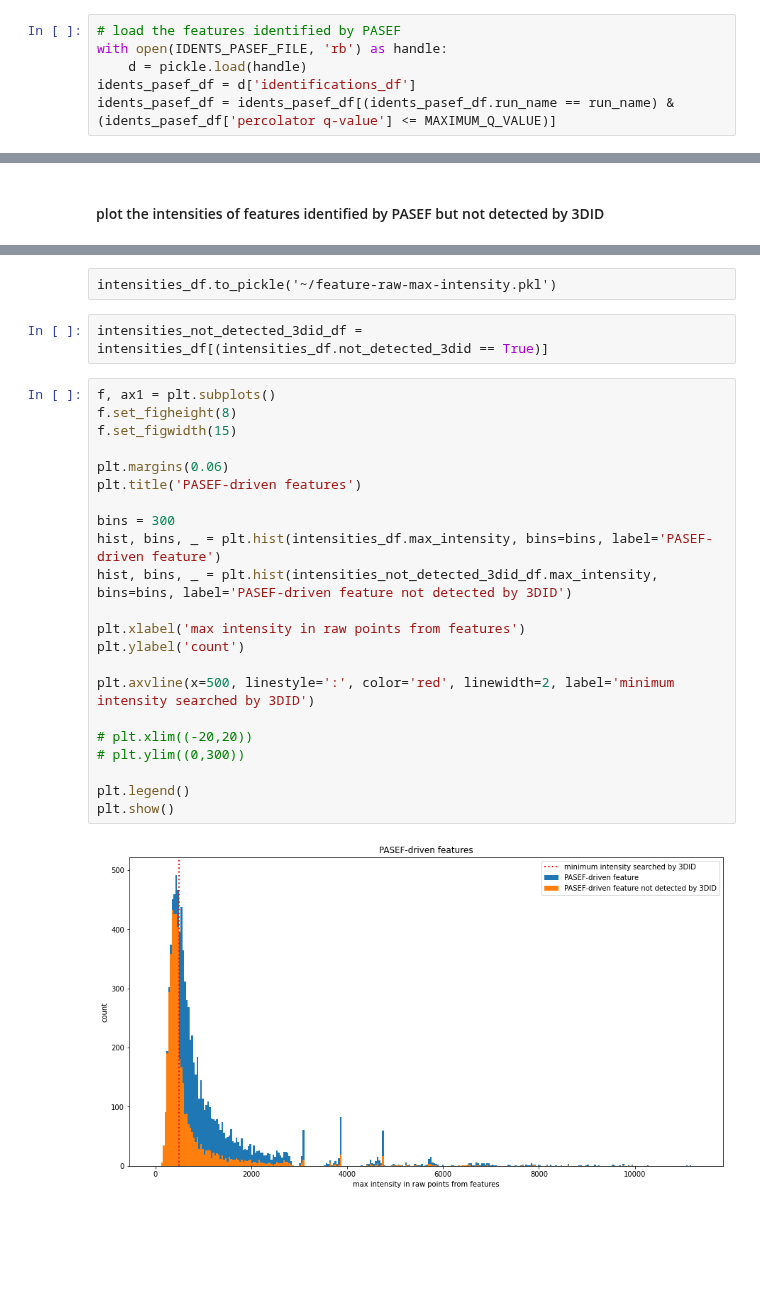
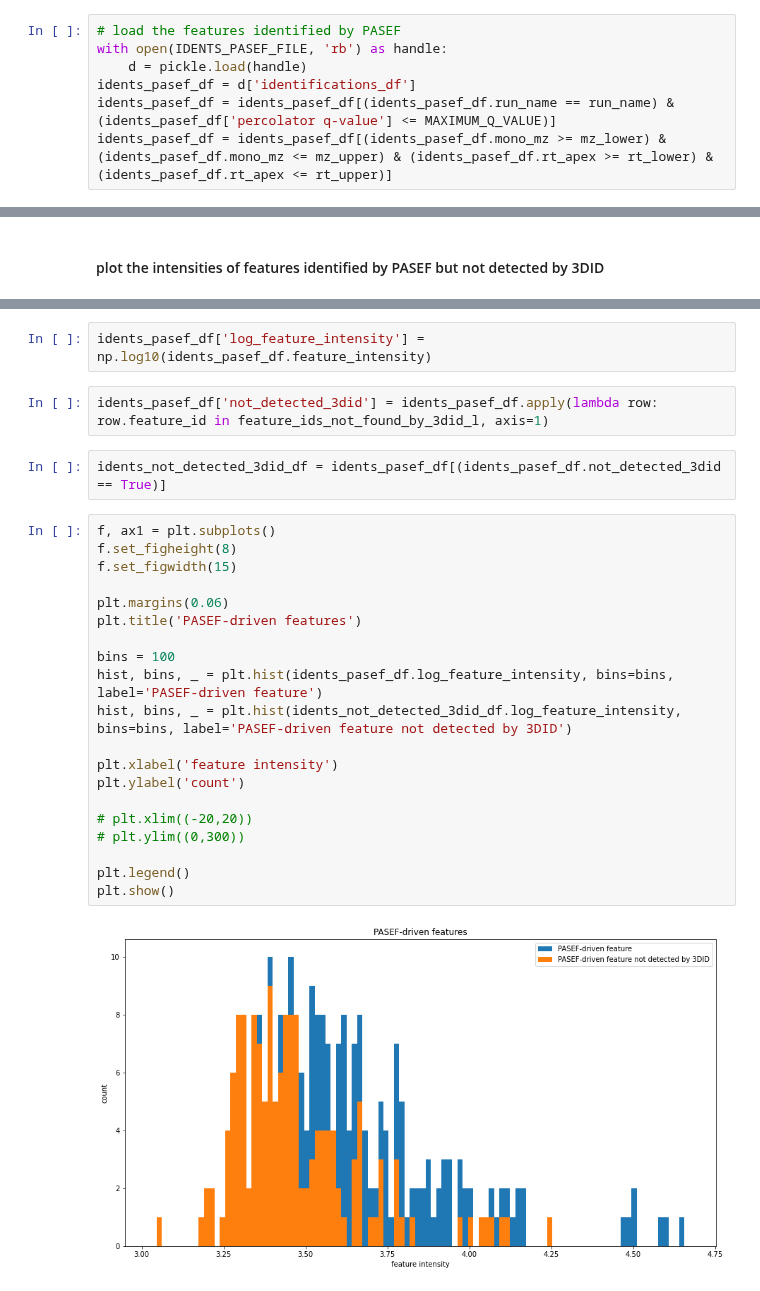
Before and after one commit to WEHI-Proteomics/tfde, a Jupyter notebook: notebooks/paper 4 - features found by both 3DID and PASEF.ipynb, the cells around one changed output, grey strips where cells are left out. Saved outputs shown, nothing was run; the diff lists cells and outputs as text; blank space fills up the shorter version.

```diff
--- a/notebooks/paper 4 - features found by both 3DID and PASEF.ipynb
+++ b/notebooks/paper 4 - features found by both 3DID and PASEF.ipynb
@@ -28,6 +34,7 @@ with open(IDENTS_PASEF_FILE, 'rb') as handle:
     d = pickle.load(handle)
 idents_pasef_df = d['identifications_df']
 idents_pasef_df = idents_pasef_df[(idents_pasef_df.run_name == run_name) & (idents_pasef_df['percolator q-value'] <= MAXIMUM_Q_VALUE)]
+idents_pasef_df = idents_pasef_df[(idents_pasef_df.mono_mz >= mz_lower) & (idents_pasef_df.mono_mz <= mz_upper) & (idents_pasef_df.rt_apex >= rt_lower) & (idents_pasef_df.rt_apex <= rt_upper)]
 # %%
 # load the features detected by 3DID
 with open(FEATURES_3DID_FILE, 'rb') as handle:
@@ -237,28 +191,28 @@ intensities_df = pd.DataFrame(intensities_l)
-# %% [raw]
-intensities_df.to_pickle('~/feature-raw-max-intensity.pkl')
-# %%
-intensities_not_detected_3did_df = intensities_df[(intensities_df.not_detected_3did == True)]
+# %%
+idents_pasef_df['log_feature_intensity'] = np.log10(idents_pasef_df.feature_intensity)
+# %%
+idents_pasef_df['not_detected_3did'] = idents_pasef_df.apply(lambda row: row.feature_id in feature_ids_not_found_by_3did_l, axis=1)
+# %%
+idents_not_detected_3did_df = idents_pasef_df[(idents_pasef_df.not_detected_3did == True)]
 # %%
 f, ax1 = plt.subplots()
 f.set_figheight(8)
 f.set_figwidth(15)
 
 plt.margins(0.06)
 plt.title('PASEF-driven features')
 
-bins = 300
-hist, bins, _ = plt.hist(intensities_df.max_intensity, bins=bins, label='PASEF-driven feature')
-hist, bins, _ = plt.hist(intensities_not_detected_3did_df.max_intensity, bins=bins, label='PASEF-driven feature not detected by 3DID')
+bins = 100
+hist, bins, _ = plt.hist(idents_pasef_df.log_feature_intensity, bins=bins, label='PASEF-driven feature')
+hist, bins, _ = plt.hist(idents_not_detected_3did_df.log_feature_intensity, bins=bins, label='PASEF-driven feature not detected by 3DID')
 
-plt.xlabel('max intensity in raw points from features')
+plt.xlabel('feature intensity')
 plt.ylabel('count')
-
-plt.axvline(x=500, linestyle=':', color='red', linewidth=2, label='minimum intensity searched by 3DID')
 
 # plt.xlim((-20,20))
 # plt.ylim((0,300))
 
 plt.legend()
 plt.show()
 # %% [output]
-[figure, old version]
+[figure, new version]
```
Also changed, not shown: parts of 19 cells of this notebook, 1 other file.
